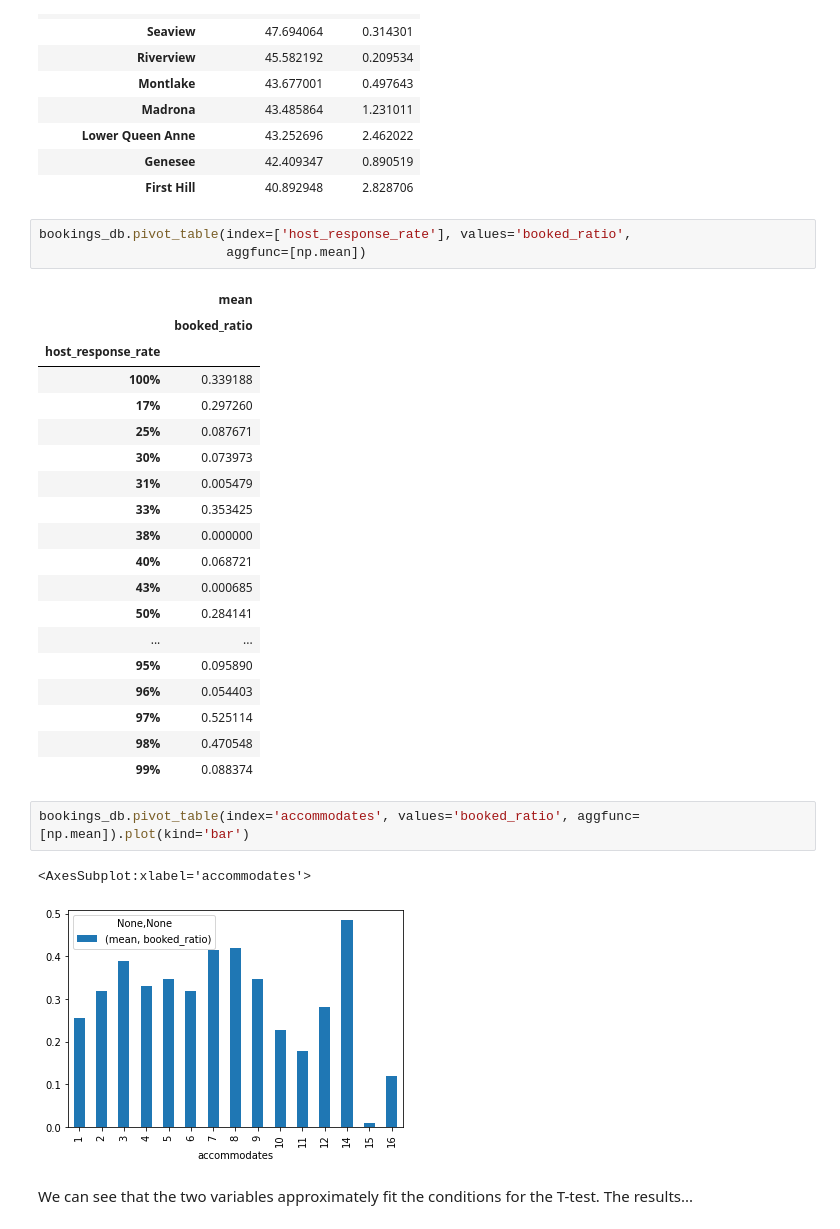
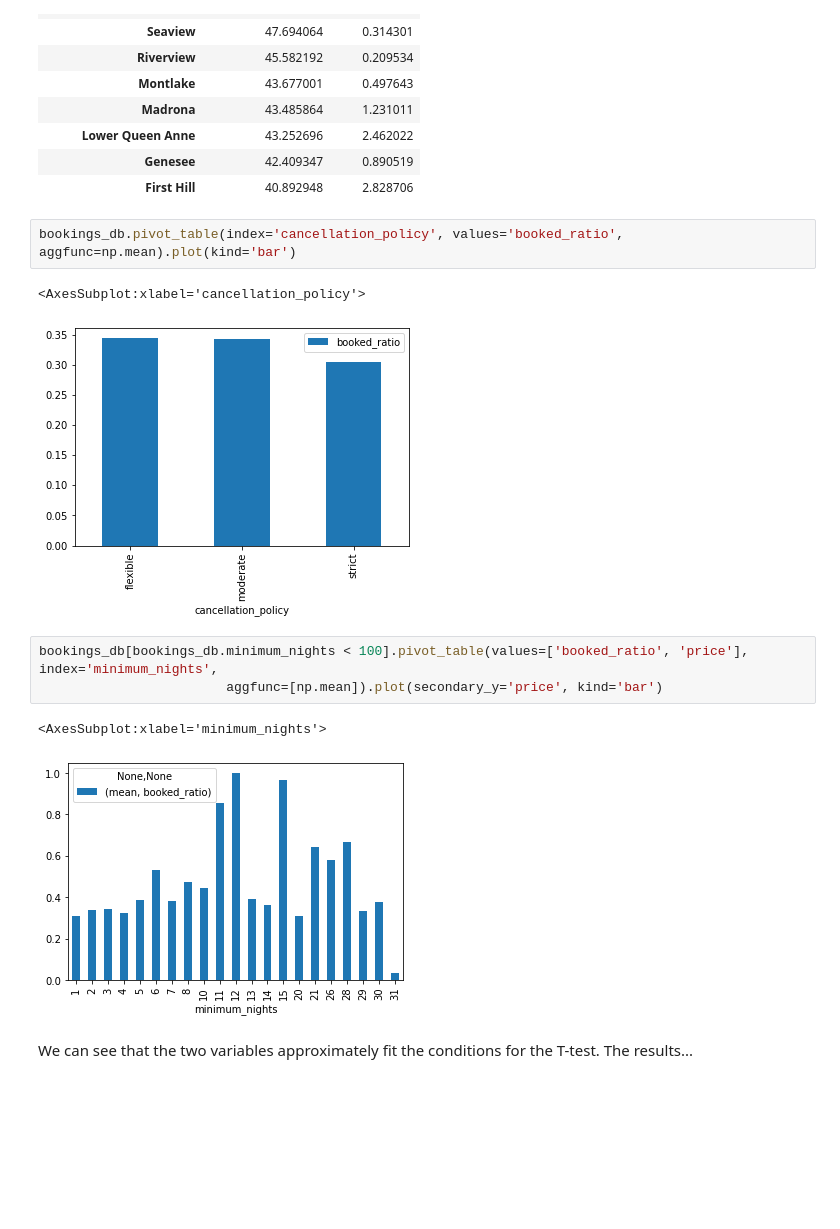
Before and after one commit to kumpirusha/udacity_data_science, a Jupyter notebook: popular_listings.ipynb, the cells around one changed output. Cells and saved outputs as stored; diff of their text form; blank space fills up the shorter version.

```diff
--- a/popular_listings.ipynb
+++ b/popular_listings.ipynb
@@ -200,32 +201,15 @@ nbrhd.iloc[:, [3,2]][:10]
 | Genesee | 42.409347 | 0.890519 |
 | First Hill | 40.892948 | 2.828706 |
 # %%
-bookings_db.pivot_table(index=['host_response_rate'], values='booked_ratio',
-                        aggfunc=[np.mean])
+bookings_db.pivot_table(index='cancellation_policy', values='booked_ratio', aggfunc=np.mean).plot(kind='bar')
 # %% [output]
-|  | mean |
-|  | booked_ratio |
-| host_response_rate |  |
-| 100% | 0.339188 |
-| 17% | 0.297260 |
-| 25% | 0.087671 |
-| 30% | 0.073973 |
-| 31% | 0.005479 |
-| 33% | 0.353425 |
-| 38% | 0.000000 |
-| 40% | 0.068721 |
-| 43% | 0.000685 |
-| 50% | 0.284141 |
-| ... | ... |
-| 95% | 0.095890 |
-| 96% | 0.054403 |
-| 97% | 0.525114 |
-| 98% | 0.470548 |
-| 99% | 0.088374 |
+<AxesSubplot:xlabel='cancellation_policy'>
+[figure, added]
 # %%
-bookings_db.pivot_table(index='accommodates', values='booked_ratio', aggfunc=[np.mean]).plot(kind='bar')
+bookings_db[bookings_db.minimum_nights < 100].pivot_table(values=['booked_ratio', 'price'], index='minimum_nights',
+                        aggfunc=[np.mean]).plot(secondary_y='price', kind='bar')
 # %% [output]
-<AxesSubplot:xlabel='accommodates'>
+<AxesSubplot:xlabel='minimum_nights'>
-[figure, old version]
+[figure, new version]
 # %% [markdown]
 We can see that the two variables approximately fit the conditions for the T-test. The results...
```
Also changed, not shown: parts of 2 cells of this notebook.
